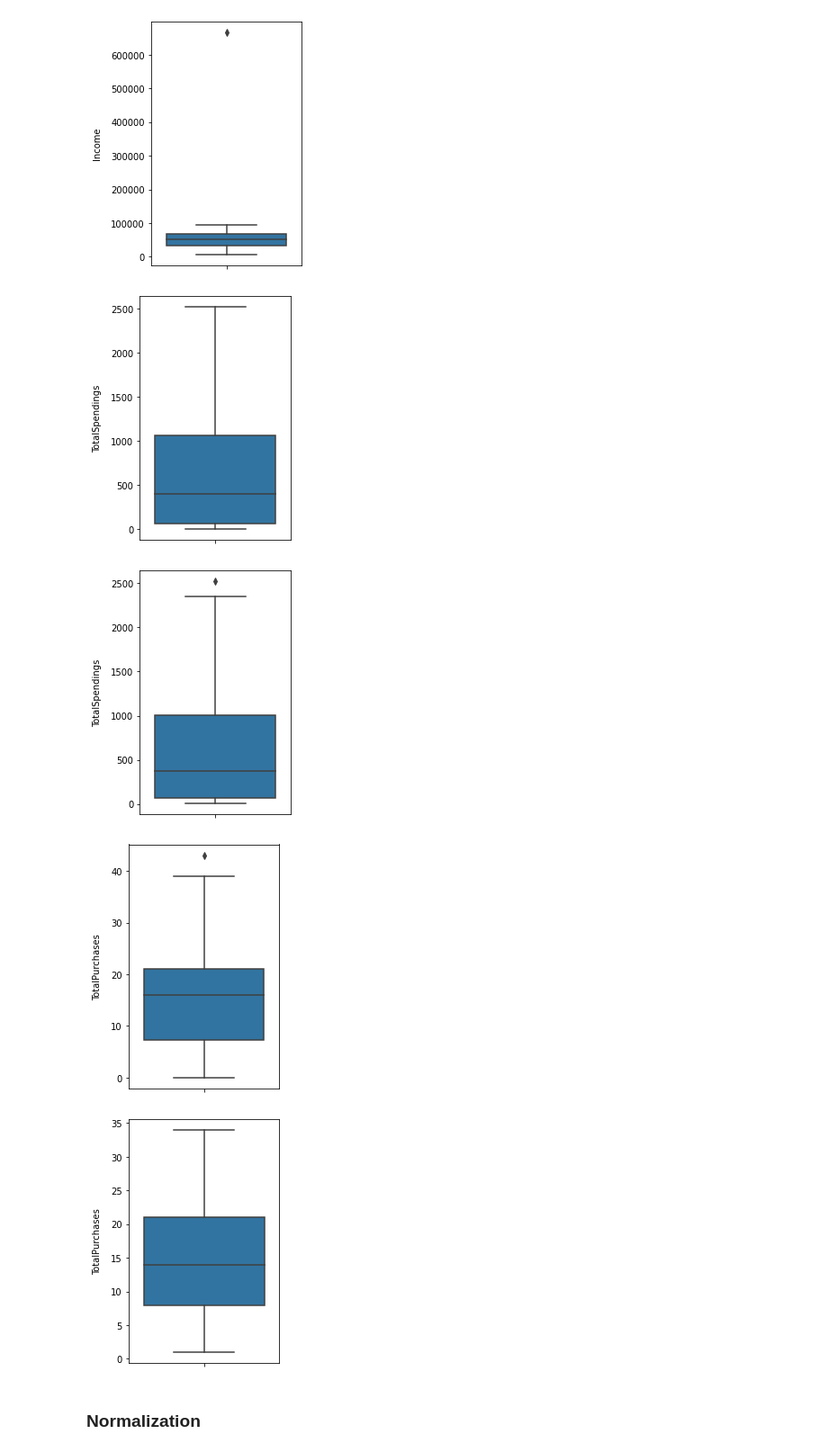
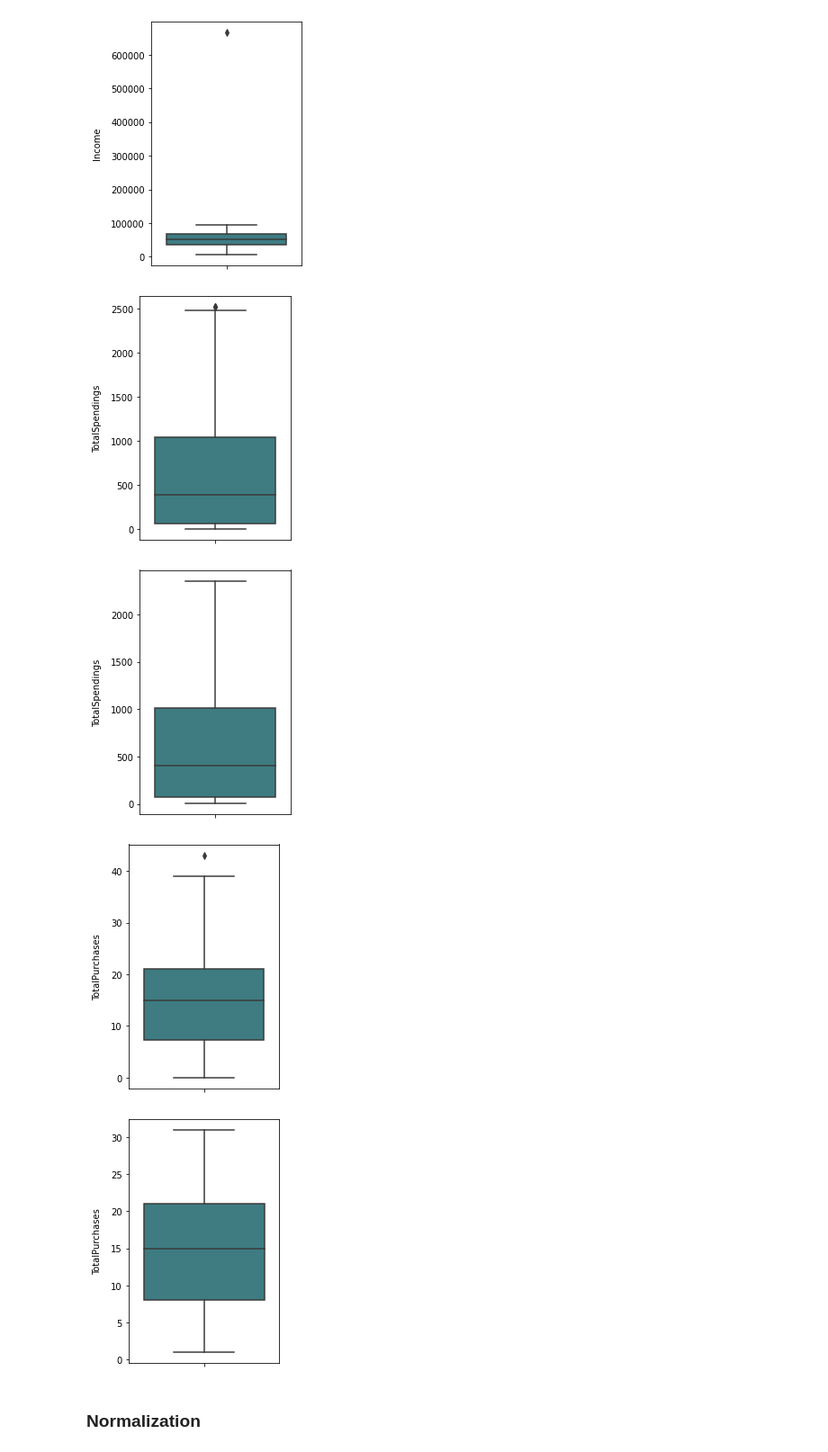
Before and after one commit to damarbrian/Day-9-Explanatory-Model-Analysis-Model-Dependent, a Jupyter notebook: Assignment_Day_9_Briandamar_Kencana.ipynb, the cells around one changed output. Shown at 90% size. Cells and saved outputs as stored; diff of their text form; code cells hidden in the pictures.

```diff
--- a/Assignment_Day_9_Briandamar_Kencana.ipynb
+++ b/Assignment_Day_9_Briandamar_Kencana.ipynb
@@ -583,7 +672,7 @@ df['Education'] = df['Education'].replace({'Basic': 0,
 # %%
 df = df.drop(['Kidhome', 'Teenhome',
               'MntWines', 'MntFruits', 'MntMeatProducts', 'MntFishProducts', 'MntSweetProducts', 'MntGoldProds',
-              'NumDealsPurchases', 'NumWebPurchases', 'NumCatalogPurchases', 'NumStorePurchases'], axis=1)
+              'NumDealsPurchases', 'NumWebPurchases', 'NumCatalogPurchases', 'NumStorePurchases','Age','NumWebVisitsMonth'], axis=1)
 # %%
 y = df['Response'].values
 X = df.drop(['Response'], axis = 1).values
@@ -597,7 +686,7 @@ y shape : (2213,)
 X_train_response, X_test_response, y_train_response, y_test_response = train_test_split(
     X,
     y,
-    test_size = 0.3,
+    test_size = 0.2,
     stratify = y,
     random_state = 1000
 )
@@ -666,34 +755,34 @@ test_df = test_df[test_df['Income'] < 120000]
 # %%
 # Checking train_df spendings outlier
 plt.figure(figsize=(3,5))
-sns.boxplot(y=train_df['TotalSpendings']);
+sns.boxplot(y=train_df['TotalSpendings'],palette="crest");
 plt.ylabel('TotalSpendings', fontsize=10, labelpad=10);
 # %% [output]
-[figure, old version]
+[figure, new version]
 # %%
 # Checking test_df spendings outlier
 plt.figure(figsize=(3,5))
-sns.boxplot(y=test_df['TotalSpendings']);
+sns.boxplot(y=test_df['TotalSpendings'],palette="crest");
 plt.ylabel('TotalSpendings', fontsize=10, labelpad=10);
 # %% [output]
-[figure, old version]
+[figure, new version]
 # %%
 # Remove outlier on test dataset
-test_df = test_df[test_df['TotalSpendings'] < 2400]
+train_df = train_df[train_df['TotalSpendings'] < 2400]
 # %%
 # Checking train_df purchases outlier
 plt.figure(figsize=(3,5))
-sns.boxplot(y=train_df['TotalPurchases']);
+sns.boxplot(y=train_df['TotalPurchases'],palette="crest");
 plt.ylabel('TotalPurchases', fontsize=10, labelpad=10);
 # %% [output]
-[figure, old version]
+[figure, new version]
 # %%
 # Checking test_df purchases outlier
 plt.figure(figsize=(3,5))
-sns.boxplot(y=test_df['TotalPurchases']);
+sns.boxplot(y=test_df['TotalPurchases'],palette="crest");
 plt.ylabel('TotalPurchases', fontsize=10, labelpad=10);
 # %% [output]
-[figure, old version]
+[figure, new version]
 # %%
 # Remove outlier on train dataset
 train_df = train_df[train_df['TotalPurchases'] < 40]
```
Also changed, not shown: parts of 47 cells of this notebook.
